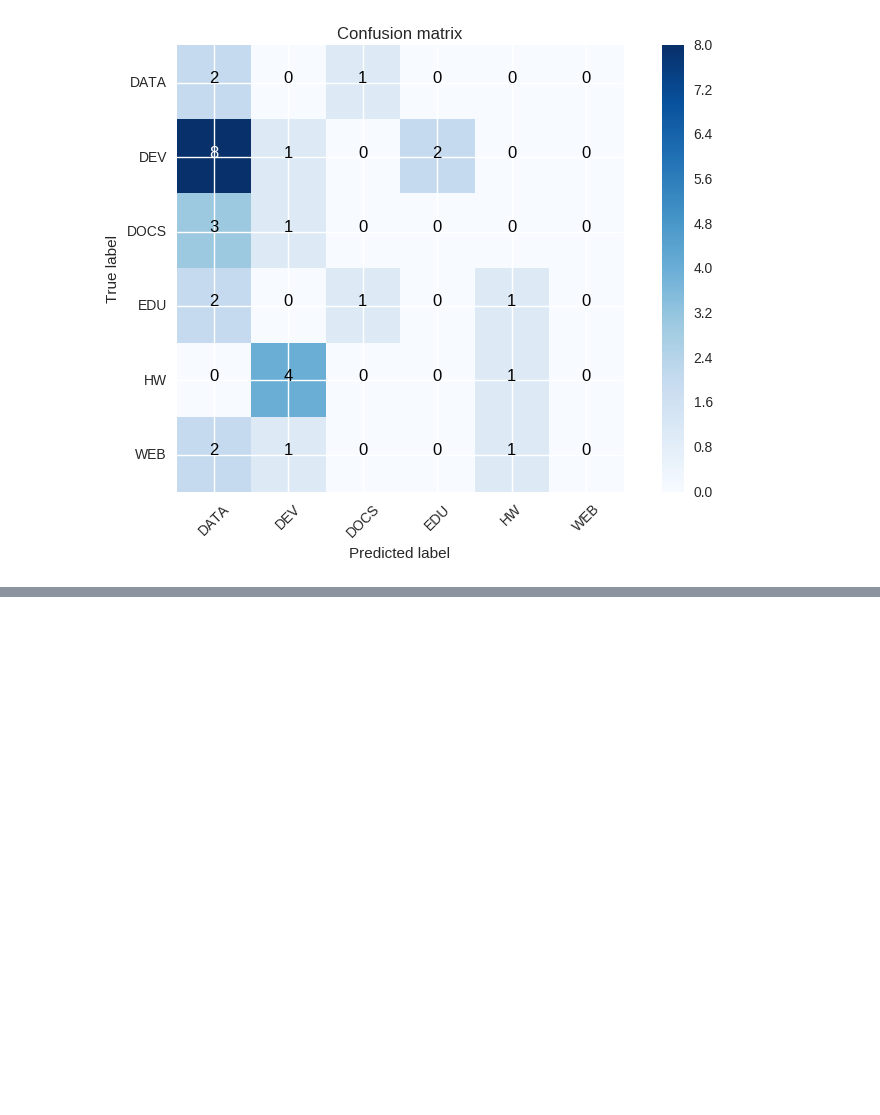
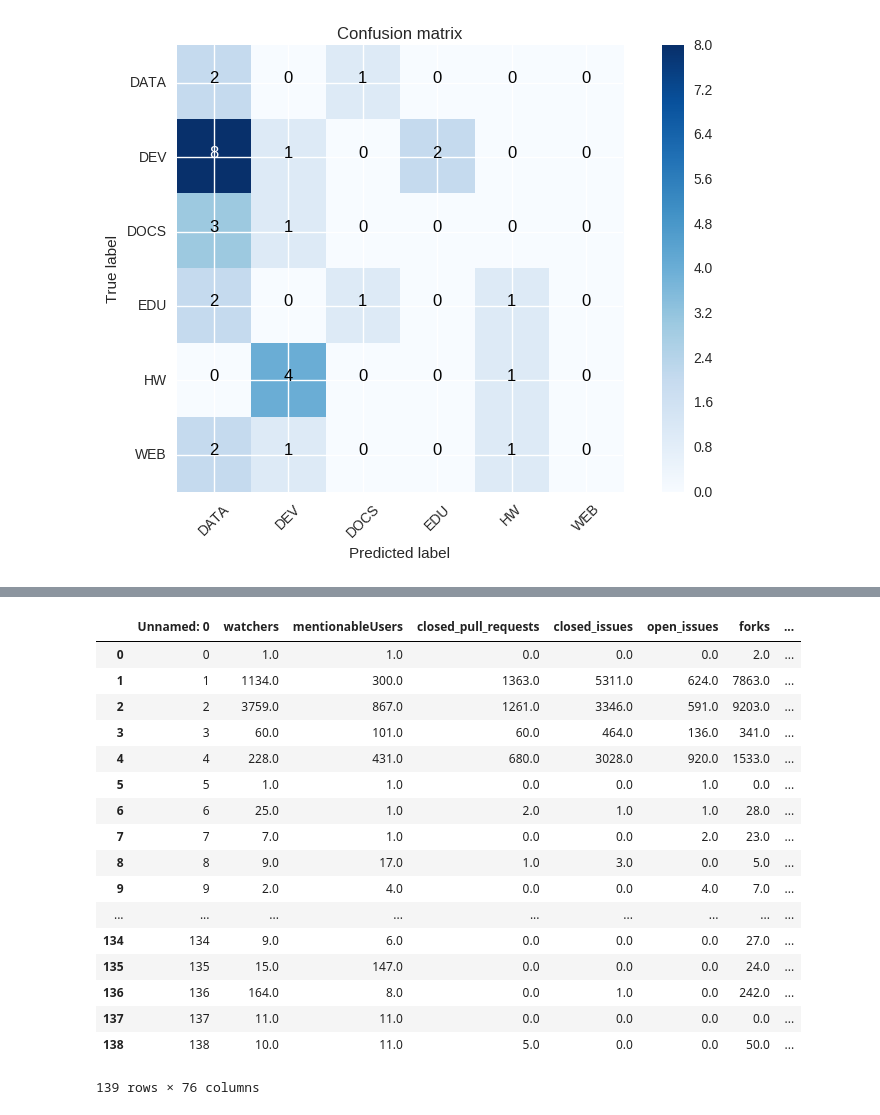
Before and after one commit to WGierke/git_better, a Jupyter notebook: Repository_Classification.ipynb, the cells around one changed output, grey strips where cells are left out. Drawn from its saved outputs; the diff is of its cells as text; code cells hidden in the pictures; blank space fills up the shorter version.

```diff
--- a/Repository_Classification.ipynb
+++ b/Repository_Classification.ipynb
@@ -290,0 +289,21 @@ Name: label, dtype: object
+# %%
+train_df
+# %% [output]
+|  | Unnamed: 0 | watchers | mentionableUsers | closed_pull_requests | closed_issues | open_issues | forks | ... |
+| 0 | 0 | 1.0 | 1.0 | 0.0 | 0.0 | 0.0 | 2.0 | ... |
+| 1 | 1 | 1134.0 | 300.0 | 1363.0 | 5311.0 | 624.0 | 7863.0 | ... |
+| 2 | 2 | 3759.0 | 867.0 | 1261.0 | 3346.0 | 591.0 | 9203.0 | ... |
+| 3 | 3 | 60.0 | 101.0 | 60.0 | 464.0 | 136.0 | 341.0 | ... |
+| 4 | 4 | 228.0 | 431.0 | 680.0 | 3028.0 | 920.0 | 1533.0 | ... |
+| 5 | 5 | 1.0 | 1.0 | 0.0 | 0.0 | 1.0 | 0.0 | ... |
+| 6 | 6 | 25.0 | 1.0 | 2.0 | 1.0 | 1.0 | 28.0 | ... |
+| 7 | 7 | 7.0 | 1.0 | 0.0 | 0.0 | 2.0 | 23.0 | ... |
+| 8 | 8 | 9.0 | 17.0 | 1.0 | 3.0 | 0.0 | 5.0 | ... |
+| 9 | 9 | 2.0 | 4.0 | 0.0 | 0.0 | 4.0 | 7.0 | ... |
+| ... | ... | ... | ... | ... | ... | ... | ... | ... |
+| 134 | 134 | 9.0 | 6.0 | 0.0 | 0.0 | 0.0 | 27.0 | ... |
+| 135 | 135 | 15.0 | 147.0 | 0.0 | 0.0 | 0.0 | 24.0 | ... |
+| 136 | 136 | 164.0 | 8.0 | 0.0 | 1.0 | 0.0 | 242.0 | ... |
+| 137 | 137 | 11.0 | 11.0 | 0.0 | 0.0 | 0.0 | 0.0 | ... |
+| 138 | 138 | 10.0 | 11.0 | 5.0 | 0.0 | 0.0 | 50.0 | ... |
+139 rows × 76 columns
```
Also changed, not shown: parts of 10 cells of this notebook, 4 other files.
